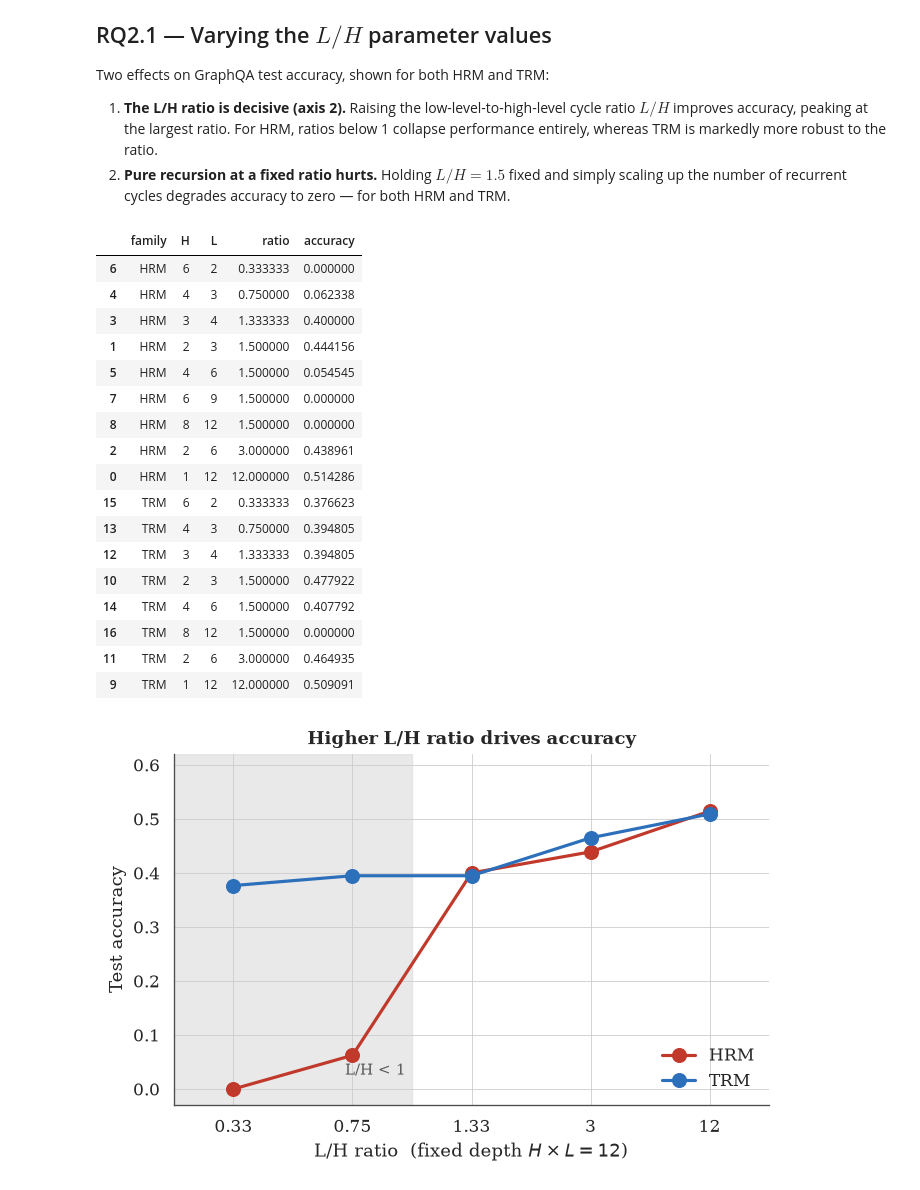
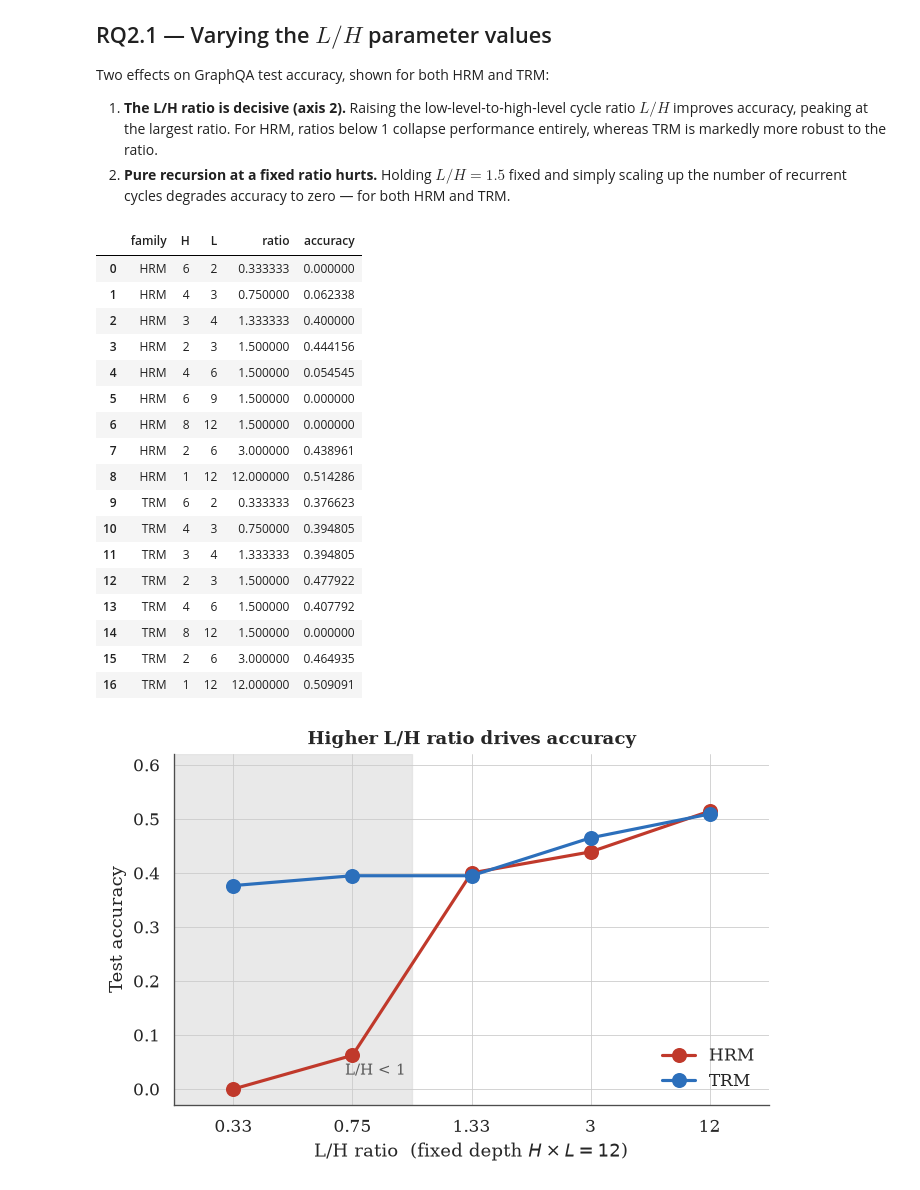
Before and after one commit to MariusAAROS/HRM-Text-for-Graphs, a Jupyter notebook: report/paper_results.ipynb, the cells around one changed output. Cells and saved outputs as stored; diff of their text form; code cells hidden in the pictures.

```diff
--- a/report/paper_results.ipynb
+++ b/report/paper_results.ipynb
@@ -101,9 +101,13 @@ TASK_ABBREV = {
     "TriangleCounting": "TriCount",
 }
 # %%
-# The ablation W&B export wraps each row in an extra layer of quotes (doubled inner
-# quotes), so a plain read_csv collapses everything into one column. Unwrap it first.
+# Some W&B exports wrap each row in an extra layer of quotes (doubled inner quotes), so a
+# plain read_csv collapses everything into one column. Unwrap only in that case: on a
+# regular fully-quoted export, stripping the outer quotes would shift every column.
 def read_wandb_csv(path):
+    df = pd.read_csv(path)
+    if df.shape[1] > 1:
+        return df
     lines = [ln for ln in Path(path).read_text().splitlines() if ln]
     unwrapped = [
         ln[1:-1].replace('""', '"') if ln.startswith('"') and ln.endswith('"') else ln
@@ -569,39 +573,48 @@ Two effects on GraphQA test accuracy, shown for both HRM and TRM:
 # %%
 # Clean ablation runs: drop those without an eval score, recompute the true L/H ratio.
 abl = ablation_data.copy()
 abl = abl[abl["eval/accuracy"].notna()].copy()
 abl["accuracy"] = abl["eval/accuracy"].astype(float)
 abl["H"] = abl["H_cycles"].astype(int)
 abl["L"] = abl["L_cycles"].astype(int)
 abl["ratio"] = abl["L"] / abl["H"]
 abl["family"] = np.where(abl["Name"].str.contains("trm"), "TRM", "HRM")
 
-# Average any repeated (family, H, L) runs.
-abl = (
+# Average any repeated (family, H, L) runs. `abl_grid` keeps every measured (H, L) cell and
+# feeds only the full-grid heatmap.
+abl_grid = (
     abl.groupby(["family", "H", "L", "ratio"], as_index=False)["accuracy"]
     .mean()
     .sort_values(["family", "ratio"])
 )
+# The RQ2.1 design proper: fixed depth H*L = 12 and fixed ratio L/H = 1.5. Everything
+# downstream (sweeps, full-BP comparison, RQ2.2) uses these configurations only. TRM (6, 9)
+# was evaluated after the sweep figures were made; it is left out to keep them unchanged.
+LATE_EVALS = [("TRM", 6, 9)]
+in_sweep = (abl_grid["H"] * abl_grid["L"] == 12) | np.isclose(abl_grid["ratio"], 1.5)
+late = pd.Series(list(zip(abl_grid["family"], abl_grid["H"], abl_grid["L"])),
+                 index=abl_grid.index).isin(LATE_EVALS)
+abl = abl_grid[in_sweep & ~late].reset_index(drop=True)
 abl
 # %% [output]
 |  | family | H | L | ratio | accuracy |
-| 6 | HRM | 6 | 2 | 0.333333 | 0.000000 |
-| 4 | HRM | 4 | 3 | 0.750000 | 0.062338 |
-| 3 | HRM | 3 | 4 | 1.333333 | 0.400000 |
-| 1 | HRM | 2 | 3 | 1.500000 | 0.444156 |
-| 5 | HRM | 4 | 6 | 1.500000 | 0.054545 |
-| 7 | HRM | 6 | 9 | 1.500000 | 0.000000 |
-| 8 | HRM | 8 | 12 | 1.500000 | 0.000000 |
-| 2 | HRM | 2 | 6 | 3.000000 | 0.438961 |
-| 0 | HRM | 1 | 12 | 12.000000 | 0.514286 |
-| 15 | TRM | 6 | 2 | 0.333333 | 0.376623 |
-| 13 | TRM | 4 | 3 | 0.750000 | 0.394805 |
-| 12 | TRM | 3 | 4 | 1.333333 | 0.394805 |
-| 10 | TRM | 2 | 3 | 1.500000 | 0.477922 |
-| 14 | TRM | 4 | 6 | 1.500000 | 0.407792 |
-| 16 | TRM | 8 | 12 | 1.500000 | 0.000000 |
-| 11 | TRM | 2 | 6 | 3.000000 | 0.464935 |
-| 9 | TRM | 1 | 12 | 12.000000 | 0.509091 |
+| 0 | HRM | 6 | 2 | 0.333333 | 0.000000 |
+| 1 | HRM | 4 | 3 | 0.750000 | 0.062338 |
+| 2 | HRM | 3 | 4 | 1.333333 | 0.400000 |
+| 3 | HRM | 2 | 3 | 1.500000 | 0.444156 |
+| 4 | HRM | 4 | 6 | 1.500000 | 0.054545 |
+| 5 | HRM | 6 | 9 | 1.500000 | 0.000000 |
+| 6 | HRM | 8 | 12 | 1.500000 | 0.000000 |
+| 7 | HRM | 2 | 6 | 3.000000 | 0.438961 |
+| 8 | HRM | 1 | 12 | 12.000000 | 0.514286 |
+| 9 | TRM | 6 | 2 | 0.333333 | 0.376623 |
+| 10 | TRM | 4 | 3 | 0.750000 | 0.394805 |
+| 11 | TRM | 3 | 4 | 1.333333 | 0.394805 |
+| 12 | TRM | 2 | 3 | 1.500000 | 0.477922 |
+| 13 | TRM | 4 | 6 | 1.500000 | 0.407792 |
+| 14 | TRM | 8 | 12 | 1.500000 | 0.000000 |
+| 15 | TRM | 2 | 6 | 3.000000 | 0.464935 |
+| 16 | TRM | 1 | 12 | 12.000000 | 0.509091 |
 # %%
 # Axis 2 — ratio effect for HRM and TRM. Hold the total recurrence depth H*L = 12 fixed
 # and vary only the L/H ratio. Evenly-spaced x keeps close ratios legible.
```
Also changed, not shown: parts of 2 cells of this notebook, 14 other files.
